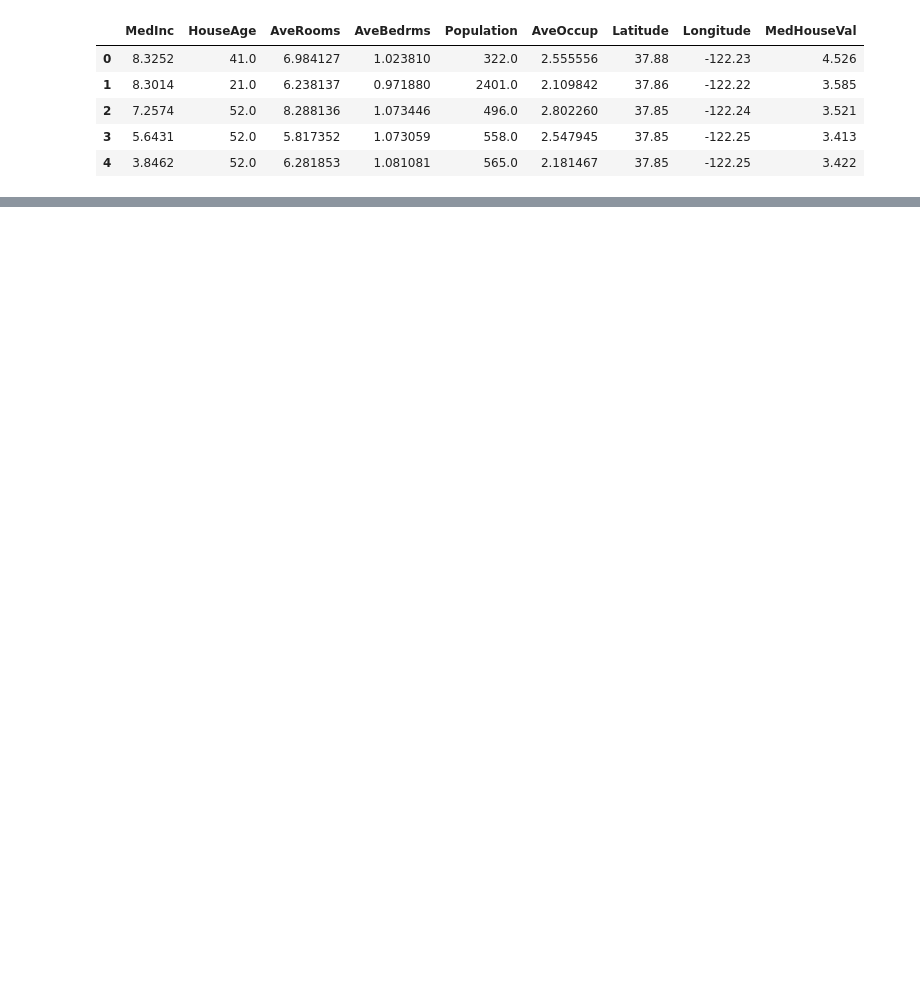
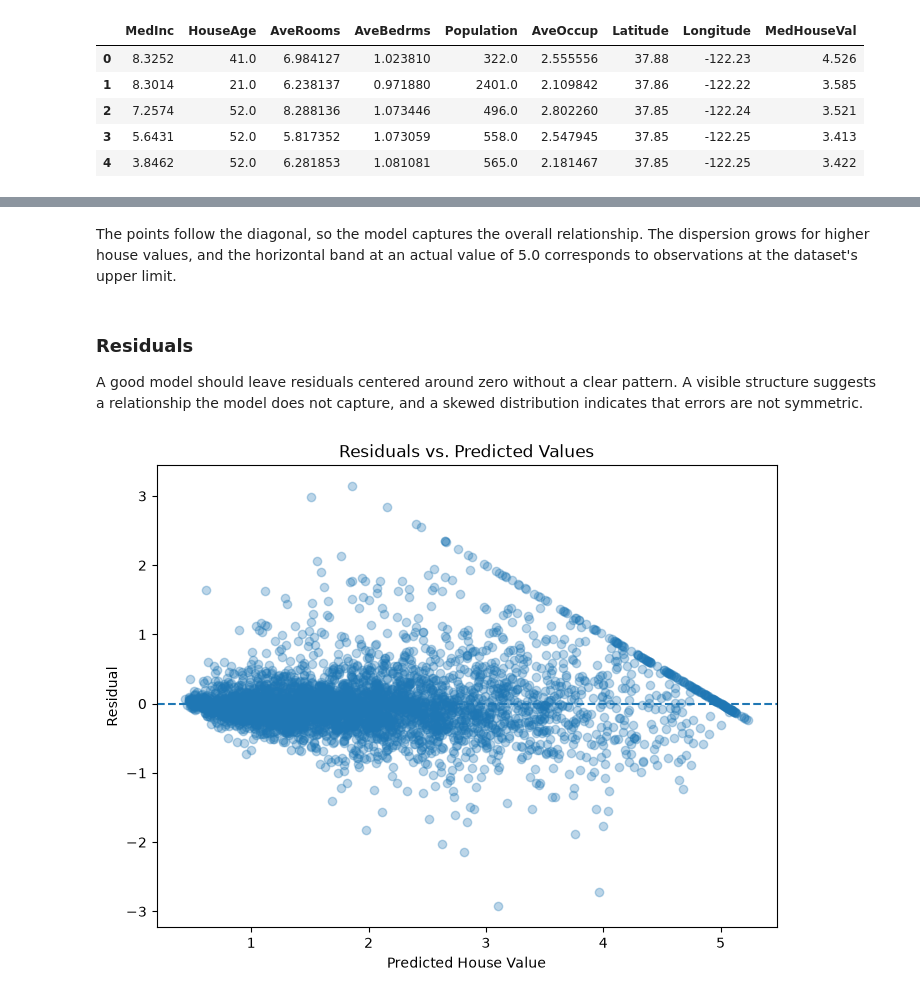
Before and after one commit to IsacFreitaas/real-estate-analytics-project, a Jupyter notebook: notebooks/2. Modelling.ipynb, the cells around one changed output, grey strips where cells are left out. Cells and saved outputs as stored; diff of their text form; code cells hidden in the pictures; blank space fills up the shorter version.

```diff
--- a/notebooks/2. Modelling.ipynb
+++ b/notebooks/2. Modelling.ipynb
@@ -479,0 +347,10 @@ Overall, this project demonstrated how **exploratory data analysis and machine l
+# %% [markdown]
+The points follow the diagonal, so the model captures the overall relationship. The dispersion grows for higher house values, and the horizontal band at an actual value of 5.0 corresponds to observations at the dataset's upper limit.
+# %% [markdown]
+### Residuals
+
+A good model should leave residuals centered around zero without a clear pattern. A visible structure suggests a relationship the model does not capture, and a skewed distribution indicates that errors are not symmetric.
+# %%
+plot_residuals(error_frame["predicted"], error_frame["residual"])
+# %% [output]
+[figure, added]
```
Also changed, not shown: parts of 109 cells of this notebook.
